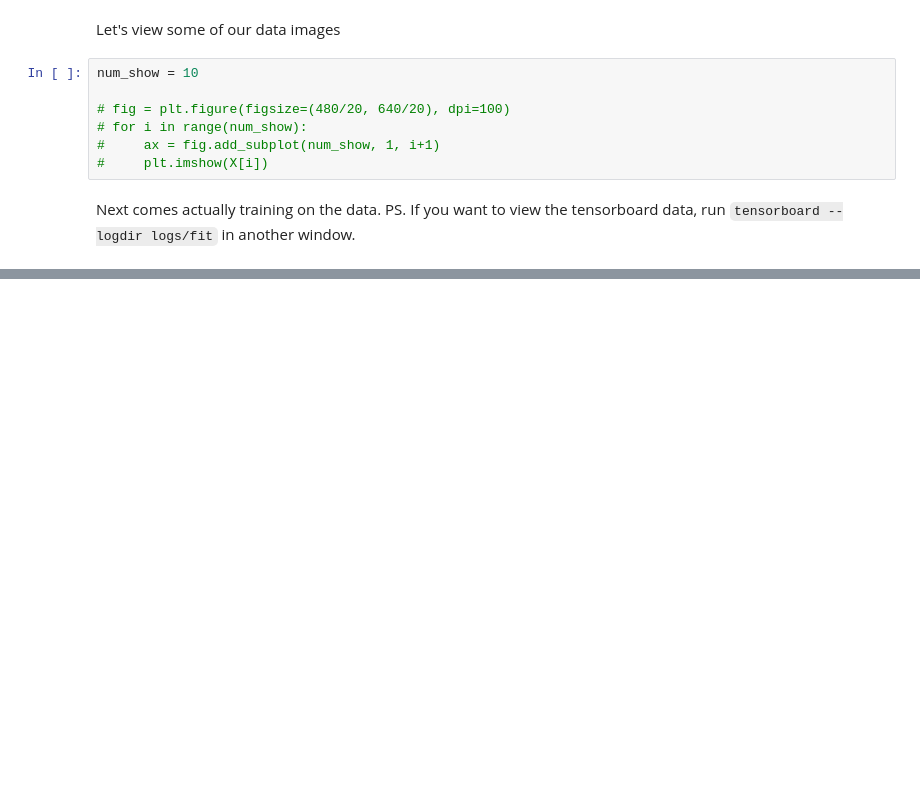
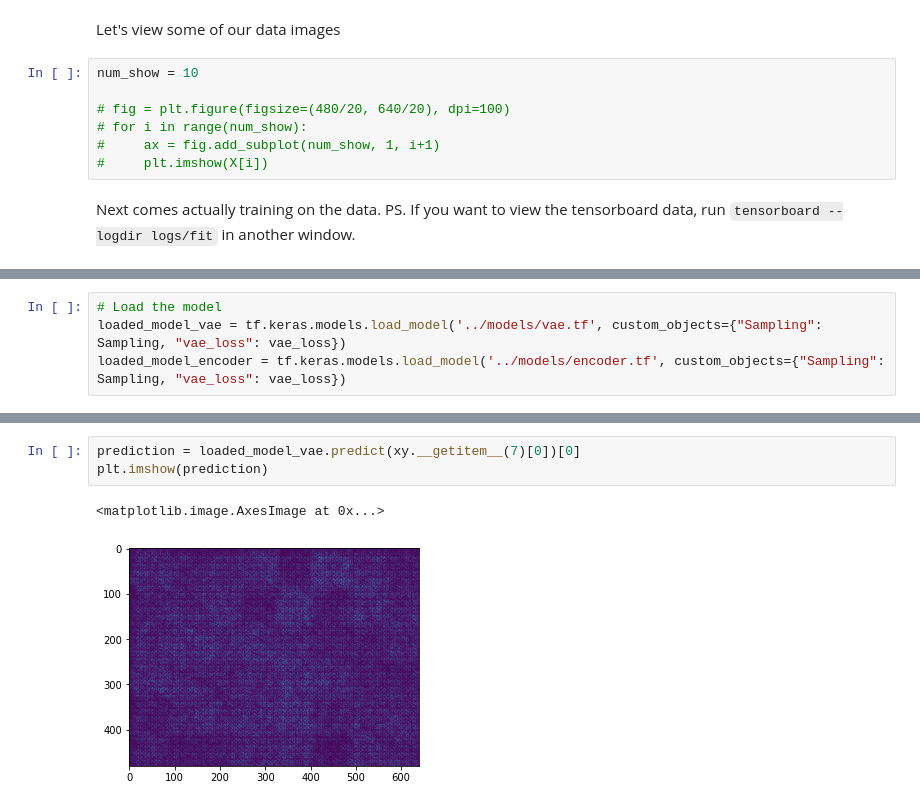
Before and after one commit to Wenhan-Samuel-Lee/ego-planner, a Jupyter notebook: src/neural_net/src/nn.ipynb, the cells around one changed output, grey strips where cells are left out. Cells and saved outputs as stored; diff of their text form; blank space fills up the shorter version.

```diff
--- a/src/neural_net/src/nn.ipynb
+++ b/src/neural_net/src/nn.ipynb
@@ -235,0 +212,4 @@ plt.imshow(prediction)
+# %%
+# Load the model
+loaded_model_vae = tf.keras.models.load_model('../models/vae.tf', custom_objects={"Sampling": Sampling, "vae_loss": vae_loss})
+loaded_model_encoder = tf.keras.models.load_model('../models/encoder.tf', custom_objects={"Sampling": Sampling, "vae_loss": vae_loss})
@@ -246,0 +225,6 @@ NameError: name 'model_load' is not defined
+# %%
+prediction = loaded_model_vae.predict(xy.__getitem__(7)[0])[0]
+plt.imshow(prediction)
+# %% [output]
+<matplotlib.image.AxesImage at 0x...>
+[figure, added]
```
Also changed, not shown: parts of 12 cells of this notebook, 13 other files.
